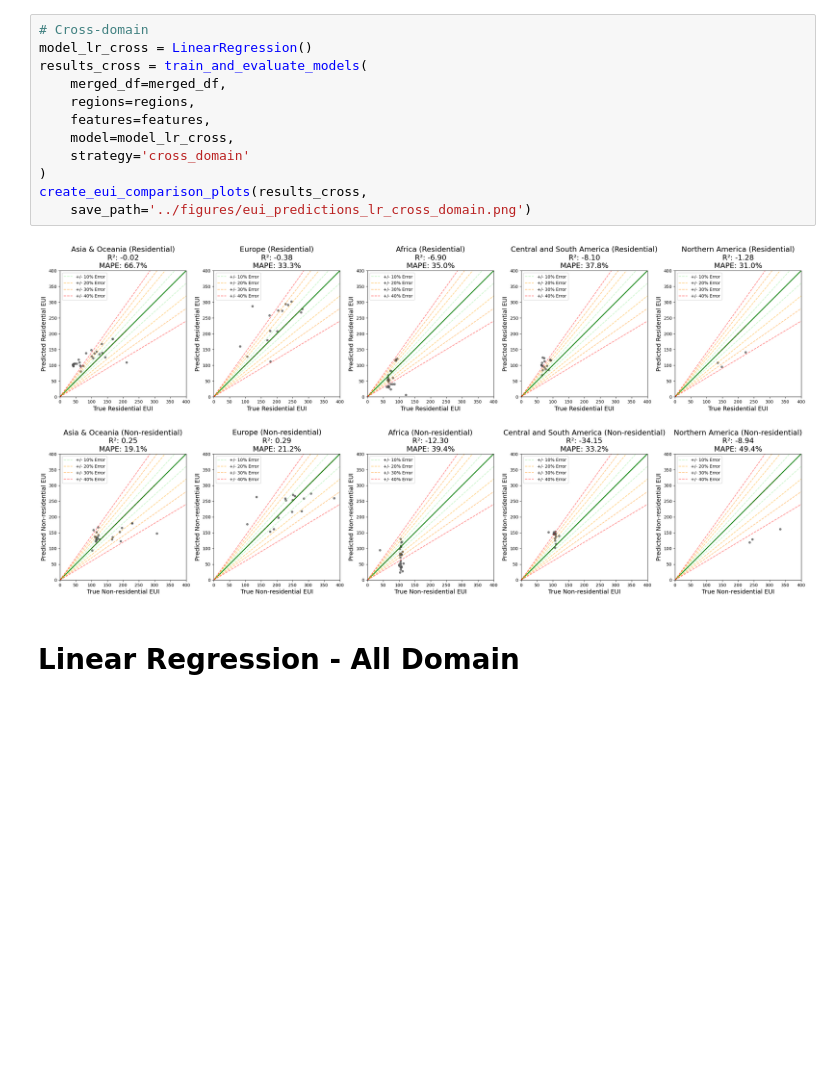
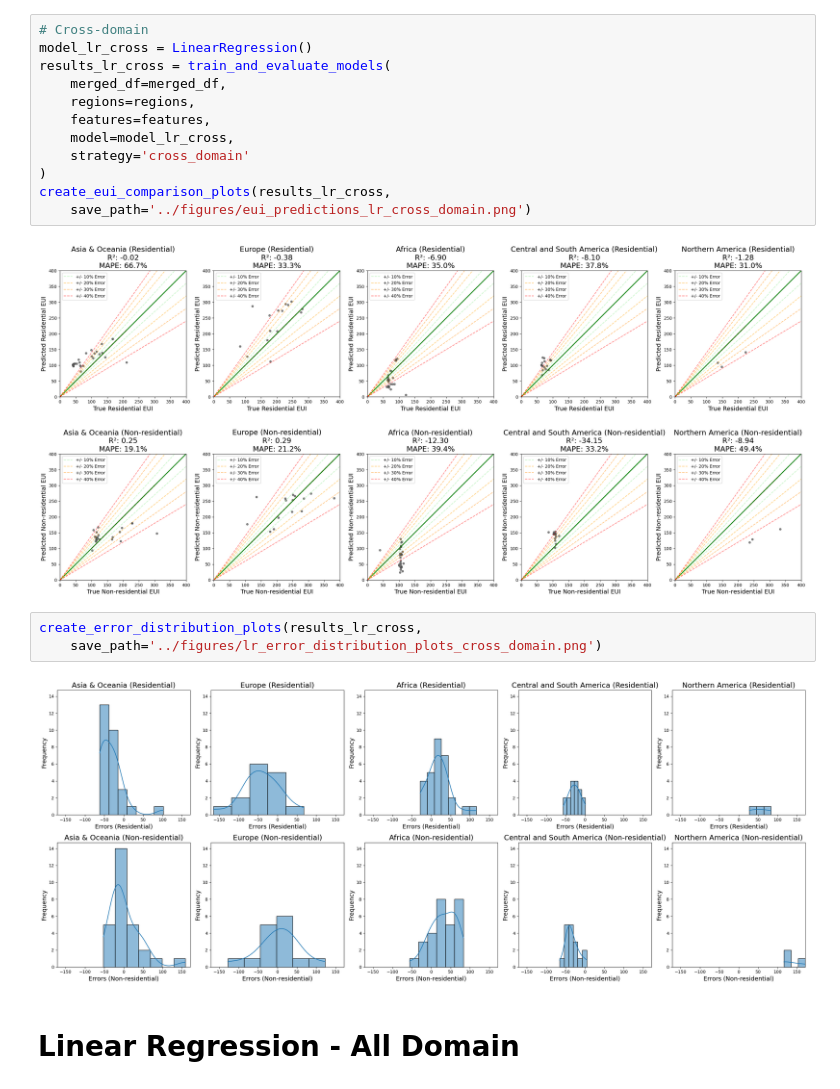
Before and after one commit to AliciaXia222/Capstone-Team-Climate-Trace, a Jupyter notebook: notebooks/050_Experiments_LinearRegression.ipynb, the cells around one changed output. Saved outputs shown, nothing was run; the diff lists cells and outputs as text; blank space fills up the shorter version.

```diff
--- a/notebooks/050_Experiments_LinearRegression.ipynb
+++ b/notebooks/050_Experiments_LinearRegression.ipynb
@@ -85,17 +96,22 @@ create_eui_comparison_plots(results_within,
 # %%
 # Cross-domain
 model_lr_cross = LinearRegression()
-results_cross = train_and_evaluate_models(
+results_lr_cross = train_and_evaluate_models(
     merged_df=merged_df,
     regions=regions,
     features=features,
     model=model_lr_cross,
     strategy='cross_domain'
 )
-create_eui_comparison_plots(results_cross,
+create_eui_comparison_plots(results_lr_cross,
     save_path='../figures/eui_predictions_lr_cross_domain.png')
 # %% [output]
 [figure]
+# %%
+create_error_distribution_plots(results_lr_cross,
+    save_path='../figures/lr_error_distribution_plots_cross_domain.png')
+# %% [output]
+[figure, added]
 # %% [markdown]
 # Linear Regression - All Domain
 # %%
```
Also changed, not shown: parts of 13 cells of this notebook, 17 other files.
